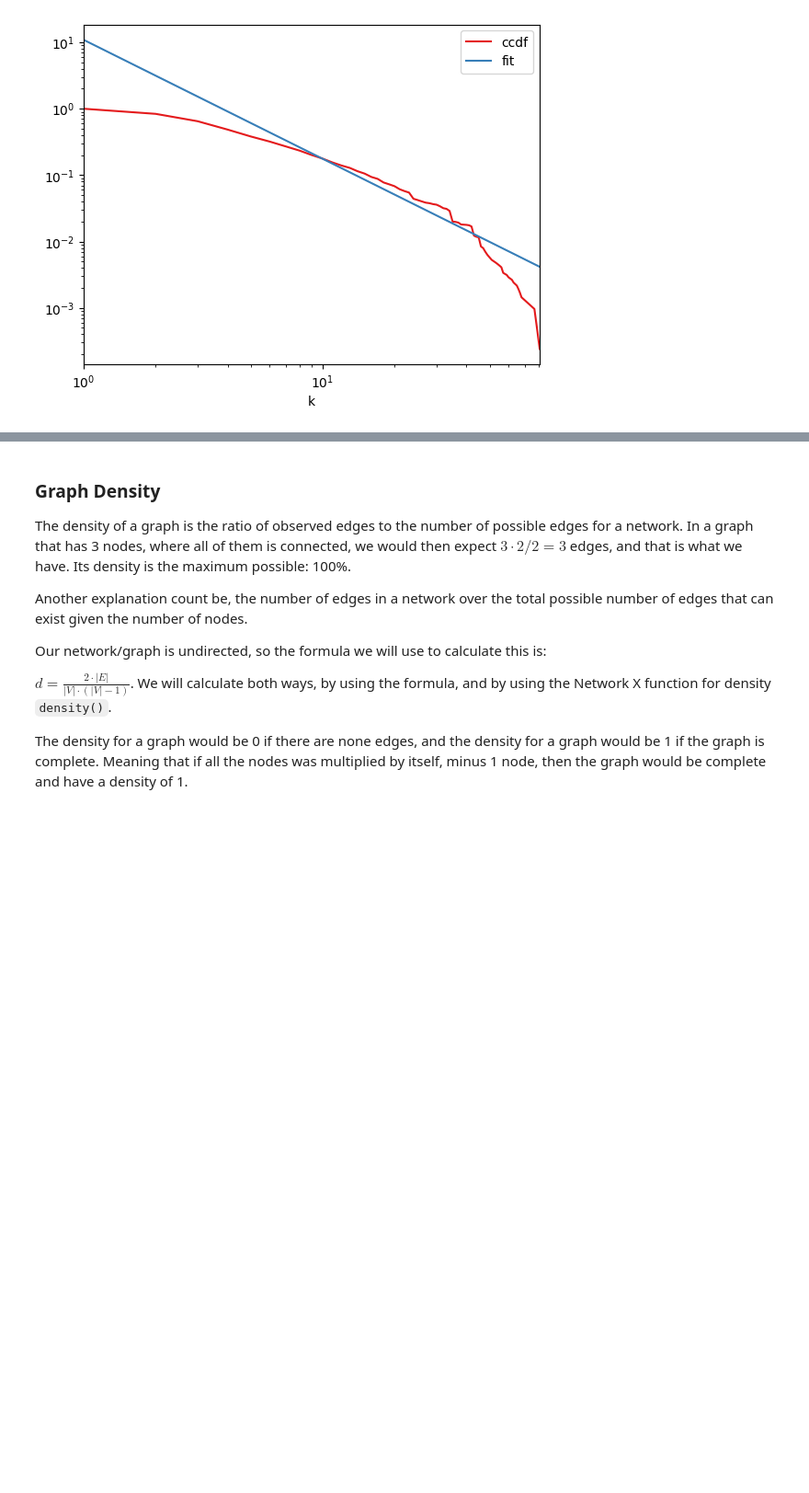
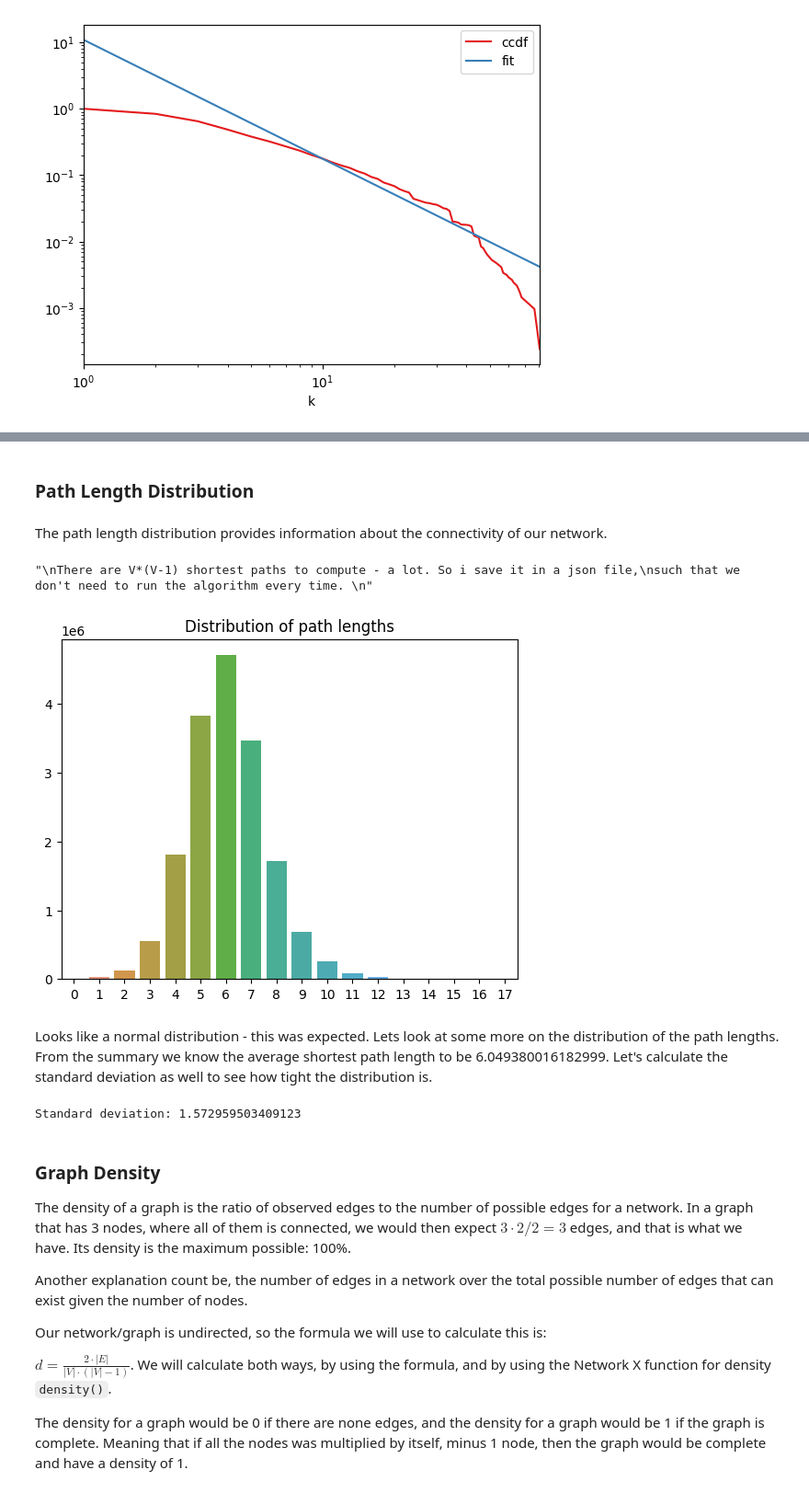
Before and after one commit to viggo-gascou/network-analysis, a Jupyter notebook: main_authors.ipynb, the cells around one changed output, grey strips where cells are left out. Shown at 92% size. Saved outputs shown, nothing was run; the diff lists cells and outputs as text; code cells hidden in the pictures; blank space fills up the shorter version.

```diff
--- a/main_authors.ipynb
+++ b/main_authors.ipynb
@@ -229,3 +246,55 @@ Hmm doesn't change a lot - still doesn't follow Power Law. However, still a broa
+# %% [markdown]
+### Path Length Distribution
+# %% [markdown]
+The path length distribution provides information about the connectivity of our network.
+# %%
+'''
+There are V*(V-1) shortest paths to compute - a lot. So i save it in a json file,
+such that we don't need to run the algorithm every time.
+'''
+#path_lengths = dict(nx.all_pairs_shortest_path_length(LG))
+
+#json_path_lengths = json.dumps(path_lengths)
+
+# open file for writing, "w"
+#f = open("path_lengths.json","w")
+
+# write json object to file
+#f.write(json_path_lengths)
+
+# close file
+#f.close()
+# %% [output]
+"\nThere are V*(V-1) shortest paths to compute - a lot. So i save it in a json file,\nsuch that we don't need to run the algorithm every time. \n"
+# %%
+
+with open('data/path_lengths.json', 'r') as f:
+  data = json.load(f)
+# %%
+# Helper function to get all values of a nested dictionary
+def NestedDictValues(d):
+  for v in d.values():
+    if isinstance(v, dict):
+      yield from NestedDictValues(v)
+    else:
+      yield v
+
+path_lengths = list(NestedDictValues(data)) # now we have a list of all path lengths
+count_len = Counter(path_lengths) # Counter dict. Key(path length): value(count)
+
+# Lets plot the result - using barplot since we already have the counts.
+g = sns.barplot(x=list(count_len.keys()), y=list(count_len.values()))
+g.set(title='Distribution of path lengths');
+
+# NOTICE; The counts on the y-axis is in terms of y-axis multiplied by 10^6.
+# %% [output]
+[figure, added]
+# %% [markdown]
+Looks like a normal distribution - this was expected. Lets look at some more on the distribution of the path lengths. From the summary we know the average shortest path length to be  6.049380016182999. Let's calculate the standard deviation as well to see how tight the distribution is.
+# %%
+print(f'Standard deviation: {np.std(path_lengths)}')
+# %% [output]
+Standard deviation: 1.572959503409123
 # %% [markdown]
 ### Graph Density
 The density of a graph is the ratio of observed edges to the number of possible edges for a network. In a graph that has 3 nodes, where all of them is connected, we would then expect $3 \cdot 2/2 = 3$ edges, and that is what we have. Its density is the maximum possible: 100%.
```
Also changed, not shown: parts of 7 cells of this notebook, 2 other files.
